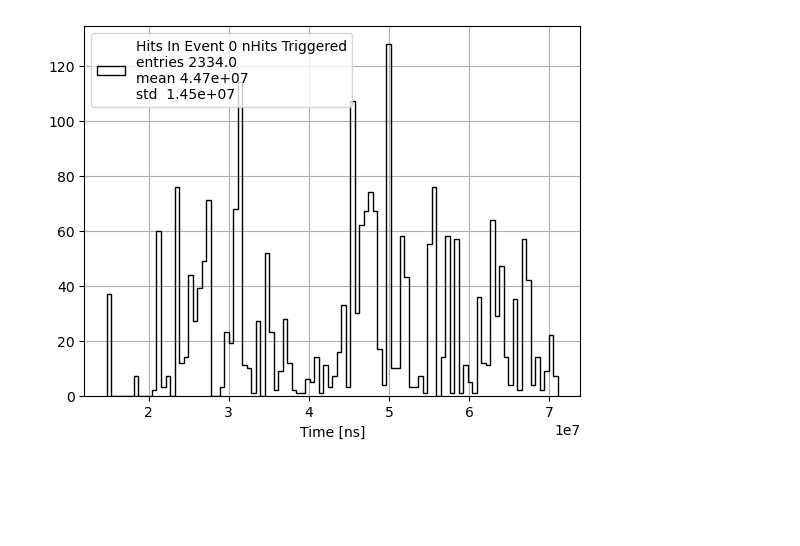
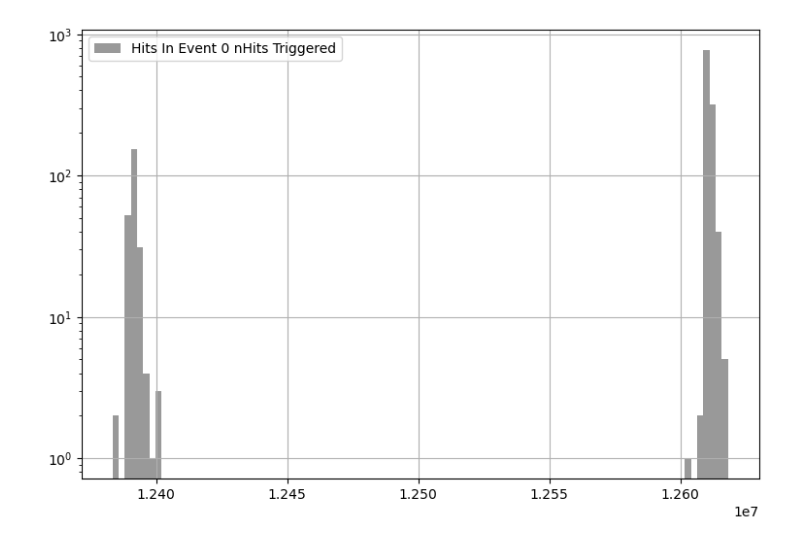
Before and after one commit to elenaramos44/nHits_trigger, a Jupyter notebook: NB/nHits.ipynb, the cells around one changed output. Saved outputs shown, nothing was run; the diff lists cells and outputs as text; code cells hidden in the pictures; blank space fills up the shorter version.

```diff
--- a/NB/nHits.ipynb
+++ b/NB/nHits.ipynb
@@ -186,5 +160,10 @@ pltext.hist(hit_times[event], 100, ylog=True, xylabels=("Time [ns]"), stats=Fals
-# %%
-pltext.hist(hit_times[event][triggered_hits_index[event]], 100, ylog=False, xylabels=("Time [ns]"),
-            label=f"Hits In Event {event} nHits Triggered", formate=".2e");
-# %% [output]
-[figure, removed]
+# %%
+event = 0
+triggered_hits = np.concatenate(triggered_hits_index[event])
+
+fig = plt.figure(figsize=(9,6))
+pltext.hist(hit_times[event][triggered_hits], 100, ylog=True,
+            stats=False, label=f"Hits In Event {event} nHits Triggered", formate=".2e",
+            histtype="stepfilled", alpha=0.4);
+# %% [output]
+[figure, added]
```
Also changed, not shown: parts of 16 cells of this notebook.
